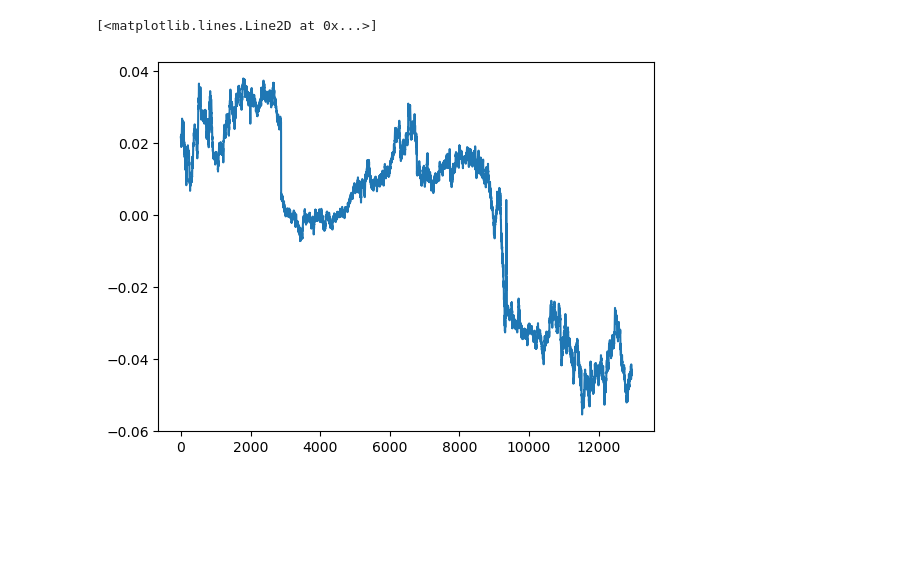
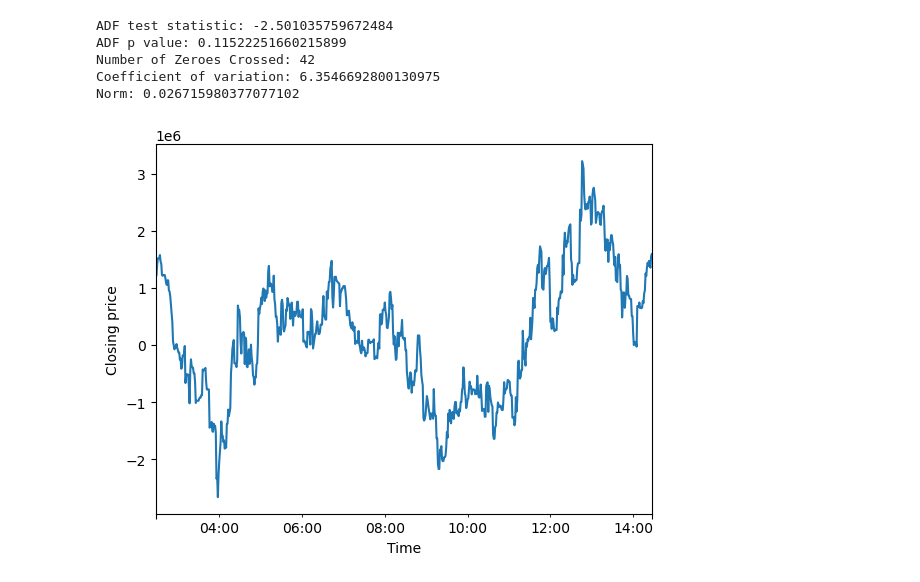
Before and after one commit to RD-44/Pairstrading, a Jupyter notebook: NSGA_optimisation.ipynb, the cells around one changed output. Saved outputs shown, nothing was run; the diff lists cells and outputs as text; code cells hidden in the pictures; blank space fills up the shorter version.

```diff
--- a/NSGA_optimisation.ipynb
+++ b/NSGA_optimisation.ipynb
@@ -25,5 +6,0 @@ data_frames = ohlc_reader.load(assets, exchanges, since_date)
-# %%
-for df in data_frames: # normalise
-    df['close'] = df['close'] / df.iloc[0,3]
-
-data_frames[0]
@@ -99,14 +6,0 @@ Average Norm:  18.86962476162421
-# %%
-test = pd.DataFrame(index=data_frames[0].index)
-
-# -1.20236881 , 1.27315312
-# Put weights here to plot graph of spread
-test['close'] = 0.77089403  * data_frames[0]["close"] - 0.74935151*data_frames[1]["close"]
-test
-
-test = test.reset_index(drop=True)
-
-plt.plot(test['close'])
-# %% [output]
-[<matplotlib.lines.Line2D at 0x...>]
-[figure, removed]
@@ -112,0 +95,42 @@ plt.plot(test['close'])
+# %%
+unnormalised_spread = pd.DataFrame(index=data_frames['BTCUSD'].index)
+
+# Put weights here to plot graph of spread
+normalised_weights = [0.34452418, 0.1991546,  0.07462569, 0.06963113]
+
+def stats():
+    spread = get_spread(normalised_weights)
+    adf = adfuller(spread)
+    print("ADF test statistic:", adf[0])
+    print("ADF p value:", adf[1])
+    print("Number of Zeroes Crossed:", nzc(normalised_weights))
+    print("Coefficient of variation:", np.std(spread)/np.mean(spread))
+    print("Norm:", norm(normalised_weights))
+
+unnormalised_weights = []
+unnormalised_spread['close'] = 0.0
+
+for i in range(len(normalised_weights)):
+    weight = normalised_weights[i]
+    for j in range(len(normalised_weights)):
+        if j != i:
+            if j >= len(long):
+                weight *= data_frames[short[j-len(long)]]['close'].iloc[0]
+            else:
+                weight *= data_frames[long[j]]['close'].iloc[0]
+    if i < len(long):
+        unnormalised_spread['close'] = unnormalised_spread['close'] + weight * data_frames[long[i]]['close']
+        unnormalised_weights.append(weight)
+    else:
+        unnormalised_spread['close'] = unnormalised_spread['close'] - weight * data_frames[short[i-len(long)]]['close']
+        unnormalised_weights.append(-weight)
+
+unnormalised_spread.plot(y='close', xlabel='Time', ylabel='Closing price', fontsize=10, legend=False, subplots=True)
+stats()
+# %% [output]
+ADF test statistic: -2.501035759672484
+ADF p value: 0.11522251660215899
+Number of Zeroes Crossed: 42
+Coefficient of variation: 6.3546692800130975
+Norm: 0.026715980377077102
+[figure, added]
```
Also changed, not shown: parts of 6 cells of this notebook, 1 other file.
